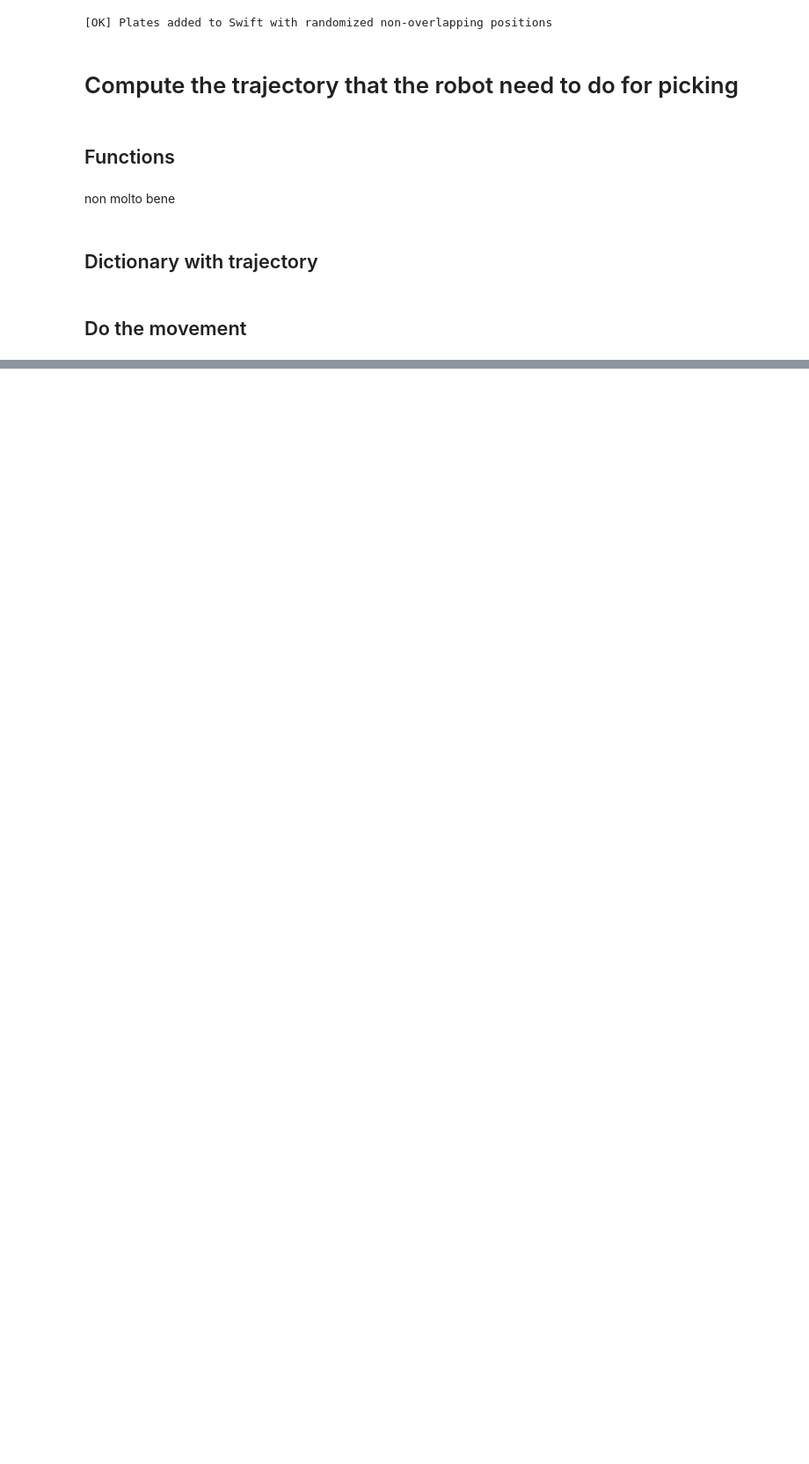
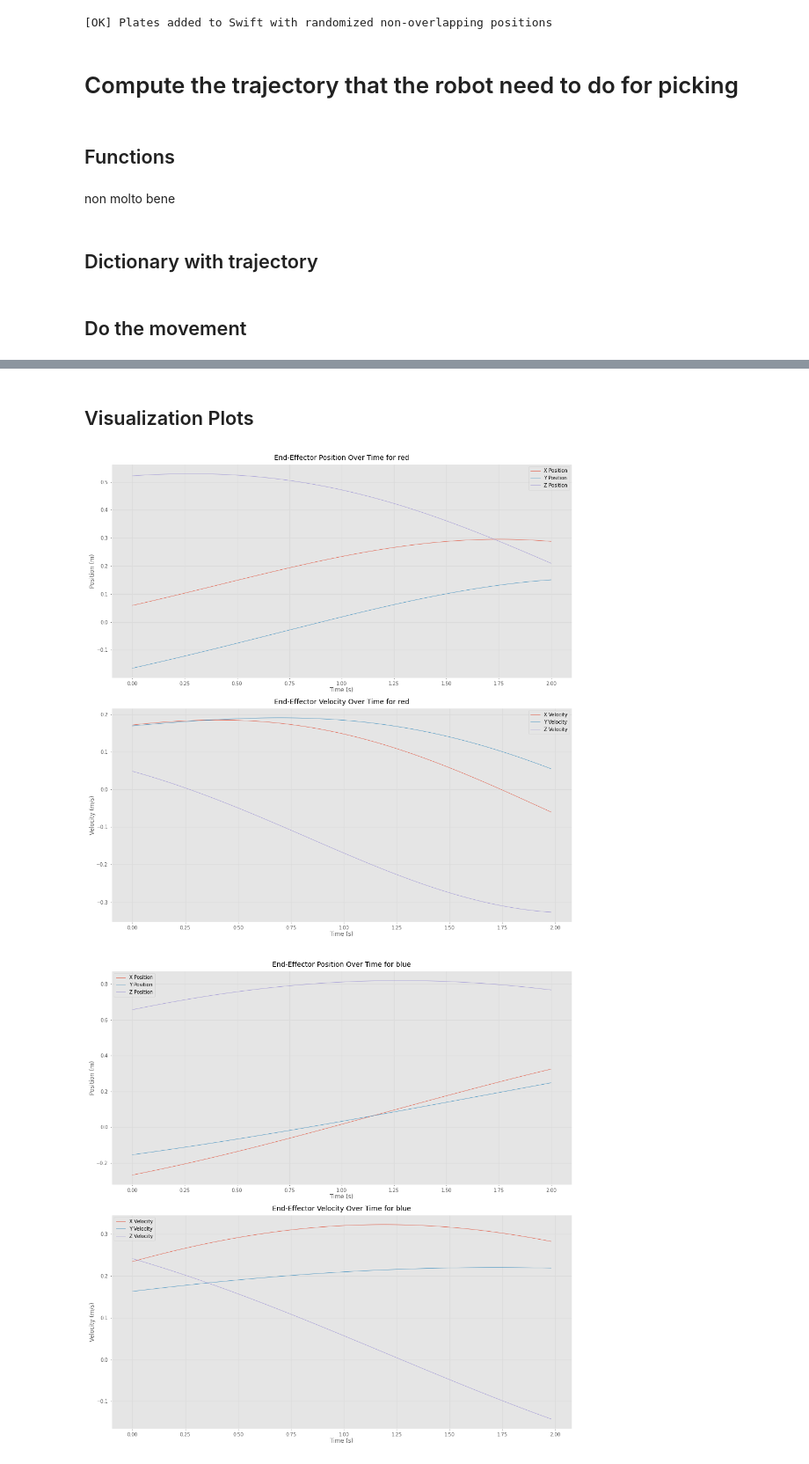
Before and after one commit to ManuCa93/robots, a Jupyter notebook: project.ipynb, the cells around one changed output, grey strips where cells are left out. Shown at 88% size. Drawn from its saved outputs; the diff is of its cells as text; code cells hidden in the pictures; blank space fills up the shorter version.

Commit message:
added plots for end-effector position & velocity over time, and 3d trajectory of end-effector

```diff
--- a/project.ipynb
+++ b/project.ipynb
@@ -16,7 +16,6 @@ env = Swift()
 
 # Launch browser window at http://localhost:9000
 env.launch(realtime=True, comms="rtc", browser="notebook")
-# env.launch()
 
 # Create Panda robot model
 panda = rtb.models.Panda()
@@ -34,13 +33,15 @@ terrain_bounds = {
 }
 
 # Create a colored plane to represent the reachable terrain
-terrain = Cuboid([terrain_bounds['x_max'] - terrain_bounds['x_min'],
-                  terrain_bounds['y_max'] - terrain_bounds['y_min'],
-                  0.001],  # Very thin plane
-                 pose=SE3((terrain_bounds['x_min'] + terrain_bounds['x_max']) / 2,
-                          (terrain_bounds['y_min'] + terrain_bounds['y_max']) / 2,
-                          0),  # Centered at the middle of the bounds
-                 color=[0.5, 0.5, 0.5, 0.3])  # Light gray with transparency
+terrain = Cuboid(
+    [terrain_bounds['x_max'] - terrain_bounds['x_min'],
+     terrain_bounds['y_max'] - terrain_bounds['y_min'],
+     0.001],  # Very thin plane
+    pose=SE3((terrain_bounds['x_min'] + terrain_bounds['x_max']) / 2,
+             (terrain_bounds['y_min'] + terrain_bounds['y_max']) / 2,
+             0),  # Centered at the middle of the bounds
+    color=[0.5, 0.5, 0.5, 0.3]  # Light gray with transparency
+)
 
 # Add the terrain to the environment
 env.add(terrain)
@@ -342,0 +350,58 @@ for name in trajectories.keys():
+# %% [markdown]
+## Visualization Plots
+# %%
+import matplotlib.pyplot as plt
+
+def plot_ee_position_velocity(trajectories, panda):
+    """Plot time vs end-effector position and velocity."""
+    for name, traj_dict in trajectories.items():
+        # Combine all trajectories into one continuous motion
+        combined_trajectory = (
+            traj_dict["home_to_pick_above"] +
+            traj_dict["pick_above_to_pick"] +
+            traj_dict["pick_to_pick_above"] +
+            traj_dict["pick_above_to_place_abv"] +
+            traj_dict["place_abv_to_place"]
+        )
+
+        ee_positions = []
+        for q in combined_trajectory:
+            ee_pose = panda.fkine(q)  # Forward kinematics to get end-effector pose
+            ee_positions.append(ee_pose.t)  # Extract translation (x, y, z)
+
+        ee_positions = np.array(ee_positions)
+        time_steps = np.linspace(0, len(ee_positions) * 0.02, len(ee_positions))  # Assuming 0.02s per step
+
+        # Compute velocities as differences between consecutive positions
+        ee_velocities = np.diff(ee_positions, axis=0) / 0.02  # Velocity = Δposition / Δtime
+
+        # Plot position
+        fig, axs = plt.subplots(2, 1, figsize=(10, 10))
+        axs[0].plot(time_steps, ee_positions[:, 0], label="X Position")
+        axs[0].plot(time_steps, ee_positions[:, 1], label="Y Position")
+        axs[0].plot(time_steps, ee_positions[:, 2], label="Z Position")
+        axs[0].set_title(f"End-Effector Position Over Time for {name}")
+        axs[0].set_xlabel("Time (s)")
+        axs[0].set_ylabel("Position (m)")
+        axs[0].legend()
+        axs[0].grid(True)
+
+        # Plot velocity
+        velocity_time_steps = time_steps[:-1]  # One less due to differentiation
+        axs[1].plot(velocity_time_steps, ee_velocities[:, 0], label="X Velocity")
+        axs[1].plot(velocity_time_steps, ee_velocities[:, 1], label="Y Velocity")
+        axs[1].plot(velocity_time_steps, ee_velocities[:, 2], label="Z Velocity")
+        axs[1].set_title(f"End-Effector Velocity Over Time for {name}")
+        axs[1].set_xlabel("Time (s)")
+        axs[1].set_ylabel("Velocity (m/s)")
+        axs[1].legend()
+        axs[1].grid(True)
+
+        plt.tight_layout()
+        plt.show()
+
+# Call the function to plot the end-effector position and velocity
+plot_ee_position_velocity(trajectories, panda)
+# %% [output]
+[figure, added]
+[figure, added]
```
Also changed, not shown: parts of 6 cells of this notebook.
